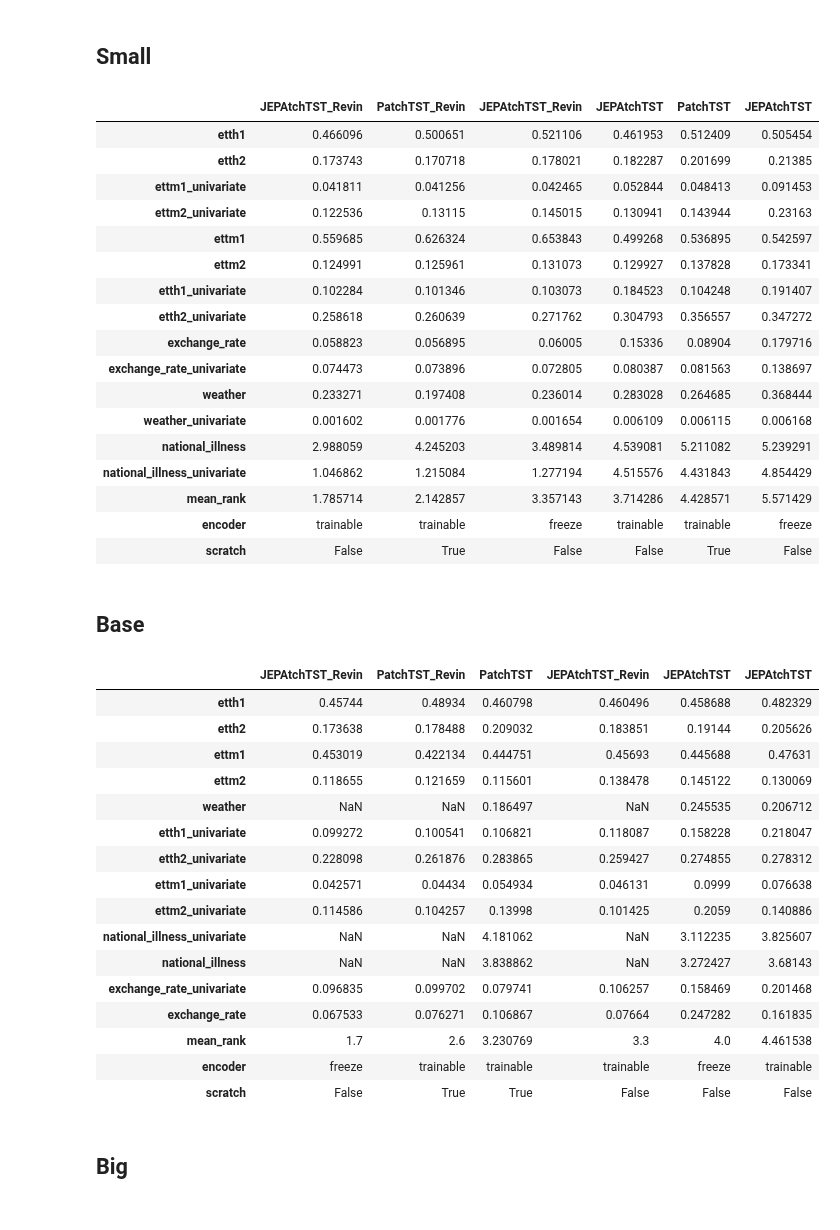
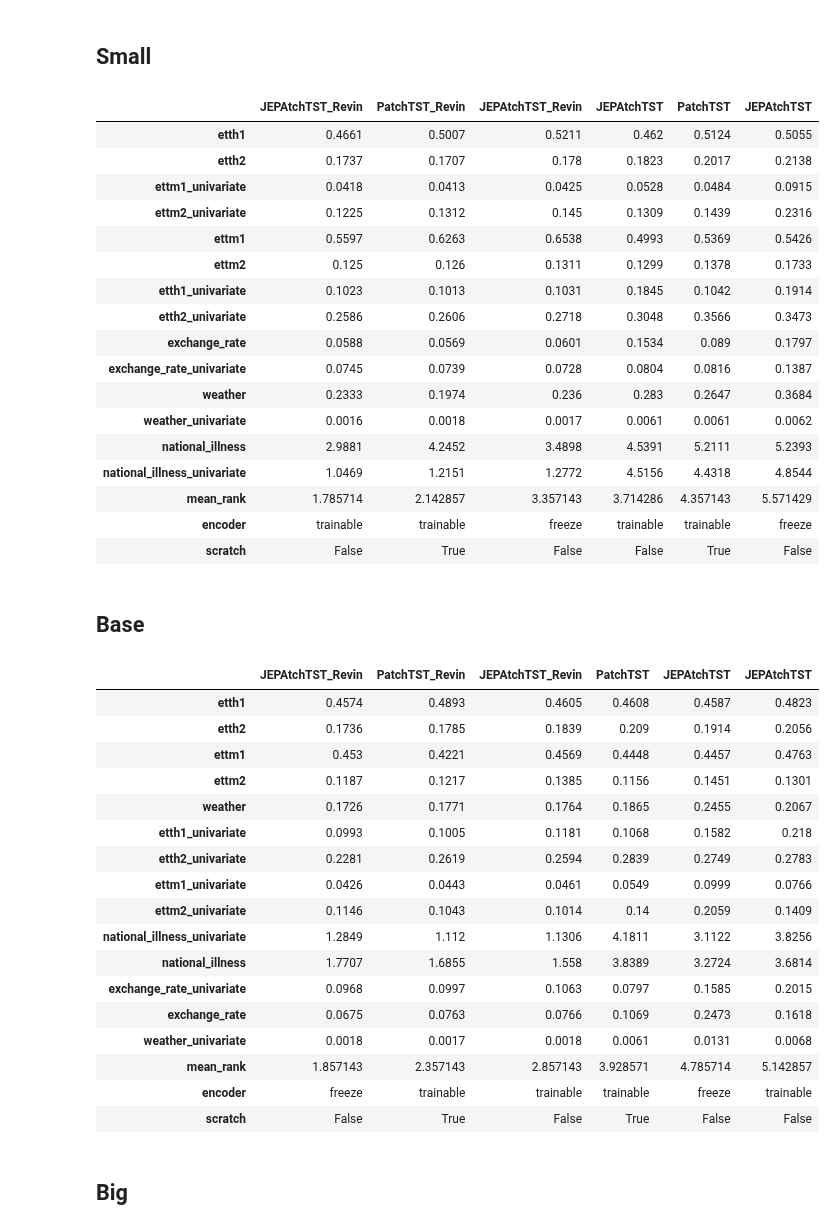
Before and after one commit to vilhess/JEPAtchTST, a Jupyter notebook: results.ipynb, the cells around one changed output. Cells and saved outputs as stored; diff of their text form; code cells hidden in the pictures.

```diff
--- a/results.ipynb
+++ b/results.ipynb
@@ -43,6 +42,7 @@ df
 ## Small
 # %%
 df = pd.read_json('forecasting/results/mse_small.json')
+df = df.round(4)
 
 ranks = df.rank(axis=0, method='min', ascending=True)
 mean_ranks = ranks.mean(axis=1)
@@ -78,79 +78,80 @@ for i in range(len(df)):
 df.T
 # %% [output]
 |  | JEPAtchTST_Revin | PatchTST_Revin | JEPAtchTST_Revin | JEPAtchTST | PatchTST | JEPAtchTST |
-| etth1 | 0.466096 | 0.500651 | 0.521106 | 0.461953 | 0.512409 | 0.505454 |
-| etth2 | 0.173743 | 0.170718 | 0.178021 | 0.182287 | 0.201699 | 0.21385 |
-| ettm1_univariate | 0.041811 | 0.041256 | 0.042465 | 0.052844 | 0.048413 | 0.091453 |
-| ettm2_univariate | 0.122536 | 0.13115 | 0.145015 | 0.130941 | 0.143944 | 0.23163 |
-| ettm1 | 0.559685 | 0.626324 | 0.653843 | 0.499268 | 0.536895 | 0.542597 |
-| ettm2 | 0.124991 | 0.125961 | 0.131073 | 0.129927 | 0.137828 | 0.173341 |
-| etth1_univariate | 0.102284 | 0.101346 | 0.103073 | 0.184523 | 0.104248 | 0.191407 |
-| etth2_univariate | 0.258618 | 0.260639 | 0.271762 | 0.304793 | 0.356557 | 0.347272 |
-| exchange_rate | 0.058823 | 0.056895 | 0.06005 | 0.15336 | 0.08904 | 0.179716 |
-| exchange_rate_univariate | 0.074473 | 0.073896 | 0.072805 | 0.080387 | 0.081563 | 0.138697 |
-| weather | 0.233271 | 0.197408 | 0.236014 | 0.283028 | 0.264685 | 0.368444 |
-| weather_univariate | 0.001602 | 0.001776 | 0.001654 | 0.006109 | 0.006115 | 0.006168 |
-| national_illness | 2.988059 | 4.245203 | 3.489814 | 4.539081 | 5.211082 | 5.239291 |
-| national_illness_univariate | 1.046862 | 1.215084 | 1.277194 | 4.515576 | 4.431843 | 4.854429 |
-| mean_rank | 1.785714 | 2.142857 | 3.357143 | 3.714286 | 4.428571 | 5.571429 |
+| etth1 | 0.4661 | 0.5007 | 0.5211 | 0.462 | 0.5124 | 0.5055 |
+| etth2 | 0.1737 | 0.1707 | 0.178 | 0.1823 | 0.2017 | 0.2138 |
+| ettm1_univariate | 0.0418 | 0.0413 | 0.0425 | 0.0528 | 0.0484 | 0.0915 |
+| ettm2_univariate | 0.1225 | 0.1312 | 0.145 | 0.1309 | 0.1439 | 0.2316 |
+| ettm1 | 0.5597 | 0.6263 | 0.6538 | 0.4993 | 0.5369 | 0.5426 |
+| ettm2 | 0.125 | 0.126 | 0.1311 | 0.1299 | 0.1378 | 0.1733 |
+| etth1_univariate | 0.1023 | 0.1013 | 0.1031 | 0.1845 | 0.1042 | 0.1914 |
+| etth2_univariate | 0.2586 | 0.2606 | 0.2718 | 0.3048 | 0.3566 | 0.3473 |
+| exchange_rate | 0.0588 | 0.0569 | 0.0601 | 0.1534 | 0.089 | 0.1797 |
+| exchange_rate_univariate | 0.0745 | 0.0739 | 0.0728 | 0.0804 | 0.0816 | 0.1387 |
+| weather | 0.2333 | 0.1974 | 0.236 | 0.283 | 0.2647 | 0.3684 |
+| weather_univariate | 0.0016 | 0.0018 | 0.0017 | 0.0061 | 0.0061 | 0.0062 |
+| national_illness | 2.9881 | 4.2452 | 3.4898 | 4.5391 | 5.2111 | 5.2393 |
+| national_illness_univariate | 1.0469 | 1.2151 | 1.2772 | 4.5156 | 4.4318 | 4.8544 |
+| mean_rank | 1.785714 | 2.142857 | 3.357143 | 3.714286 | 4.357143 | 5.571429 |
 | encoder | trainable | trainable | freeze | trainable | trainable | freeze |
 | scratch | False | True | False | False | True | False |
 # %% [markdown]
 ## Base
 # %%
 df = pd.read_json('forecasting/results/mse_base.json')
+df = df.round(4)
+
 ranks = df.rank(axis=0, method='min', ascending=True)
 mean_ranks = ranks.mean(axis=1)
 df['mean_rank'] = mean_ranks
 df.sort_values('mean_rank', inplace=True)
 
 df["encoder"]=" "
 df["scratch"]=" "
 
 for i in range(len(df)):
     index_name = df.index[i]
     index_name_split = index_name.split("_")
 
     if index_name_split[-1]=="revin":
         index_name_split = [index_name_split[0], index_name_split[-1], index_name_split[1], index_name_split[2]]
 
     if index_name_split[-1]=="True":
         df.at[index_name, "scratch"] = "True"
         df.at[index_name, "encoder"] = "trainable"
         df.index.values[i] = "PatchTST"
         if index_name_split[1]=="revin":
             df.index.values[i] += "_Revin"
     else:
         if index_name_split[-2]=="True":
             df.at[index_name, "scratch"] = "False"
             df.at[index_name, "encoder"] = "freeze"
         else:
             df.at[index_name, "scratch"] = "False"
             df.at[index_name, "encoder"] = "trainable"
         df.index.values[i] = "JEPAtchTST"
         if index_name_split[1]=="revin":
             df.index.values[i] += "_Revin"
 df.T
-
-df.T
 # %% [output]
-|  | JEPAtchTST_Revin | PatchTST_Revin | PatchTST | JEPAtchTST_Revin | JEPAtchTST | JEPAtchTST |
-| etth1 | 0.45744 | 0.48934 | 0.460798 | 0.460496 | 0.458688 | 0.482329 |
-| etth2 | 0.173638 | 0.178488 | 0.209032 | 0.183851 | 0.19144 | 0.205626 |
-| ettm1 | 0.453019 | 0.422134 | 0.444751 | 0.45693 | 0.445688 | 0.47631 |
-| ettm2 | 0.118655 | 0.121659 | 0.115601 | 0.138478 | 0.145122 | 0.130069 |
-| weather | NaN | NaN | 0.186497 | NaN | 0.245535 | 0.206712 |
-| etth1_univariate | 0.099272 | 0.100541 | 0.106821 | 0.118087 | 0.158228 | 0.218047 |
-| etth2_univariate | 0.228098 | 0.261876 | 0.283865 | 0.259427 | 0.274855 | 0.278312 |
-| ettm1_univariate | 0.042571 | 0.04434 | 0.054934 | 0.046131 | 0.0999 | 0.076638 |
-| ettm2_univariate | 0.114586 | 0.104257 | 0.13998 | 0.101425 | 0.2059 | 0.140886 |
-| national_illness_univariate | NaN | NaN | 4.181062 | NaN | 3.112235 | 3.825607 |
-| national_illness | NaN | NaN | 3.838862 | NaN | 3.272427 | 3.68143 |
-| exchange_rate_univariate | 0.096835 | 0.099702 | 0.079741 | 0.106257 | 0.158469 | 0.201468 |
-| exchange_rate | 0.067533 | 0.076271 | 0.106867 | 0.07664 | 0.247282 | 0.161835 |
-| mean_rank | 1.7 | 2.6 | 3.230769 | 3.3 | 4.0 | 4.461538 |
+|  | JEPAtchTST_Revin | PatchTST_Revin | JEPAtchTST_Revin | PatchTST | JEPAtchTST | JEPAtchTST |
+| etth1 | 0.4574 | 0.4893 | 0.4605 | 0.4608 | 0.4587 | 0.4823 |
+| etth2 | 0.1736 | 0.1785 | 0.1839 | 0.209 | 0.1914 | 0.2056 |
+| ettm1 | 0.453 | 0.4221 | 0.4569 | 0.4448 | 0.4457 | 0.4763 |
+| ettm2 | 0.1187 | 0.1217 | 0.1385 | 0.1156 | 0.1451 | 0.1301 |
+| weather | 0.1726 | 0.1771 | 0.1764 | 0.1865 | 0.2455 | 0.2067 |
+| etth1_univariate | 0.0993 | 0.1005 | 0.1181 | 0.1068 | 0.1582 | 0.218 |
+| etth2_univariate | 0.2281 | 0.2619 | 0.2594 | 0.2839 | 0.2749 | 0.2783 |
+| ettm1_univariate | 0.0426 | 0.0443 | 0.0461 | 0.0549 | 0.0999 | 0.0766 |
+| ettm2_univariate | 0.1146 | 0.1043 | 0.1014 | 0.14 | 0.2059 | 0.1409 |
+| national_illness_univariate | 1.2849 | 1.112 | 1.1306 | 4.1811 | 3.1122 | 3.8256 |
+| national_illness | 1.7707 | 1.6855 | 1.558 | 3.8389 | 3.2724 | 3.6814 |
+| exchange_rate_univariate | 0.0968 | 0.0997 | 0.1063 | 0.0797 | 0.1585 | 0.2015 |
+| exchange_rate | 0.0675 | 0.0763 | 0.0766 | 0.1069 | 0.2473 | 0.1618 |
+| weather_univariate | 0.0018 | 0.0017 | 0.0018 | 0.0061 | 0.0131 | 0.0068 |
+| mean_rank | 1.857143 | 2.357143 | 2.857143 | 3.928571 | 4.785714 | 5.142857 |
 | encoder | freeze | trainable | trainable | trainable | freeze | trainable |
-| scratch | False | True | True | False | False | False |
+| scratch | False | True | False | True | False | False |
 # %% [markdown]
 ## Big
 # %%
```
Also changed, not shown: parts of 2 cells of this notebook, 5 other files.
